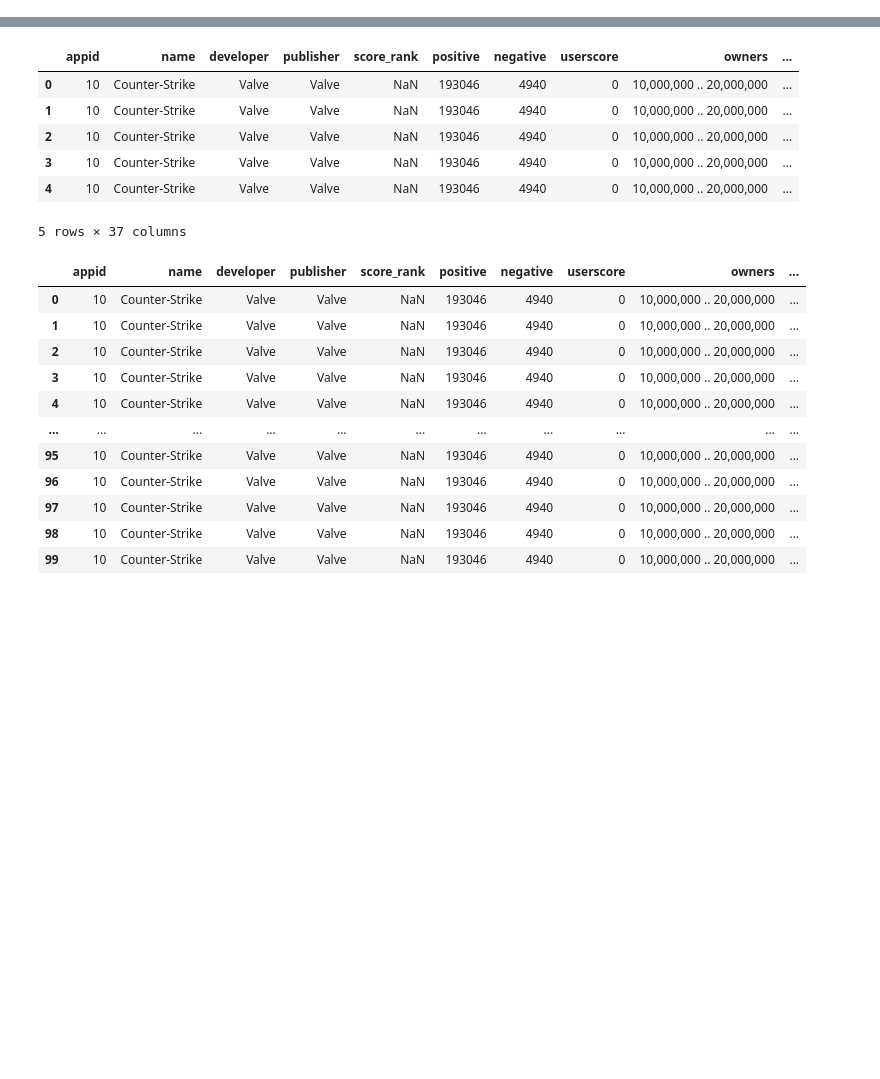
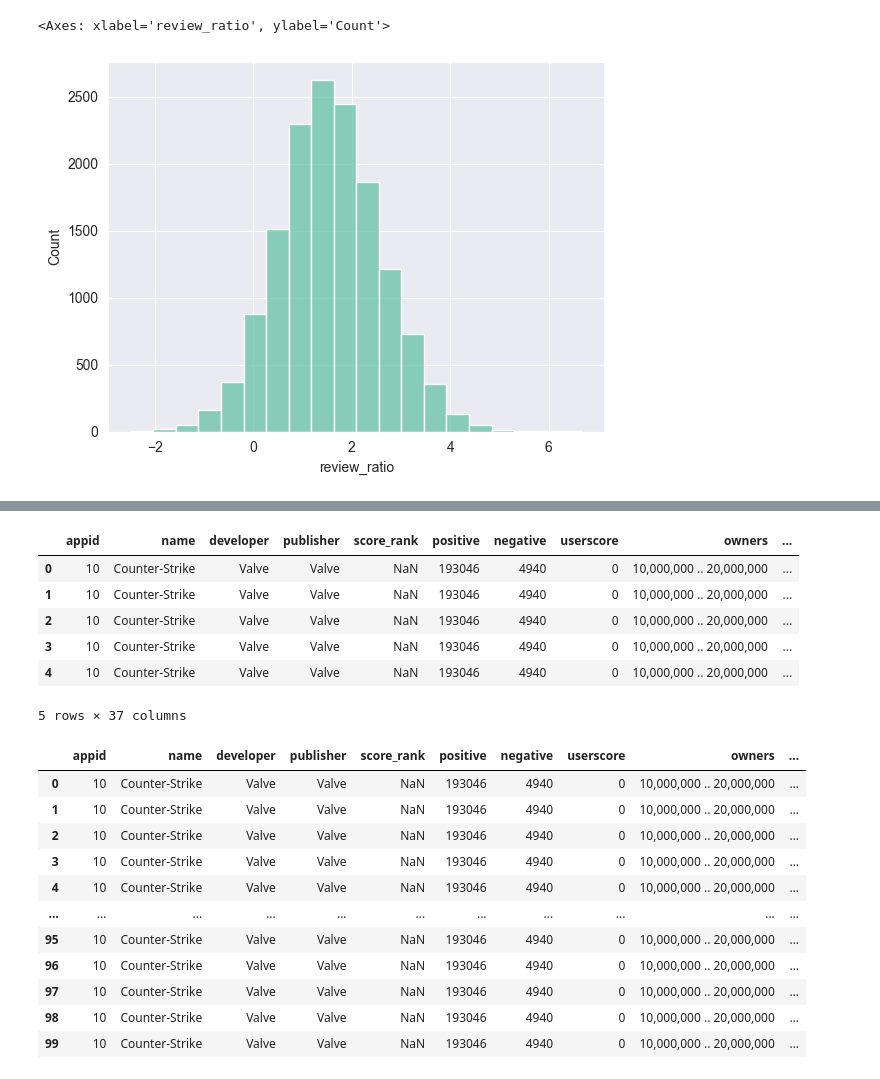
Before and after one commit to Mattcalcaterra/steamMarketPrediction, a Jupyter notebook: Final Project.ipynb, the cells around one changed output, grey strips where cells are left out. Drawn from its saved outputs; the diff is of its cells as text; code cells hidden in the pictures; blank space fills up the shorter version.

```diff
--- a/Final Project.ipynb
+++ b/Final Project.ipynb
@@ -26,0 +228,5 @@ merged_df = pd.merge(games_df, reviews_df, on='appid')
+# %%
+sns.histplot(np.log(games_df["review_ratio"]), bins=20)
+# %% [output]
+<Axes: xlabel='review_ratio', ylabel='Count'>
+[figure, added]
```
Also changed, not shown: parts of 83 cells of this notebook.
